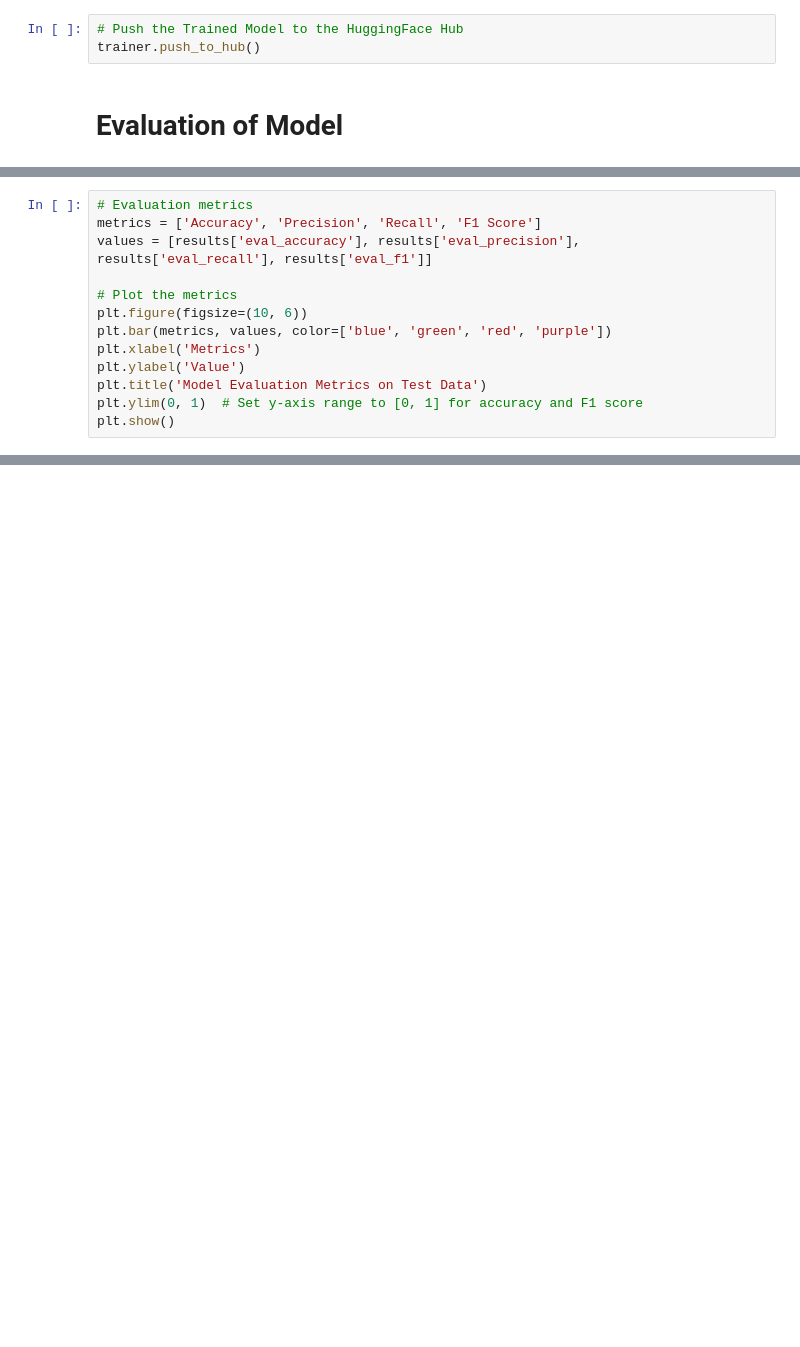
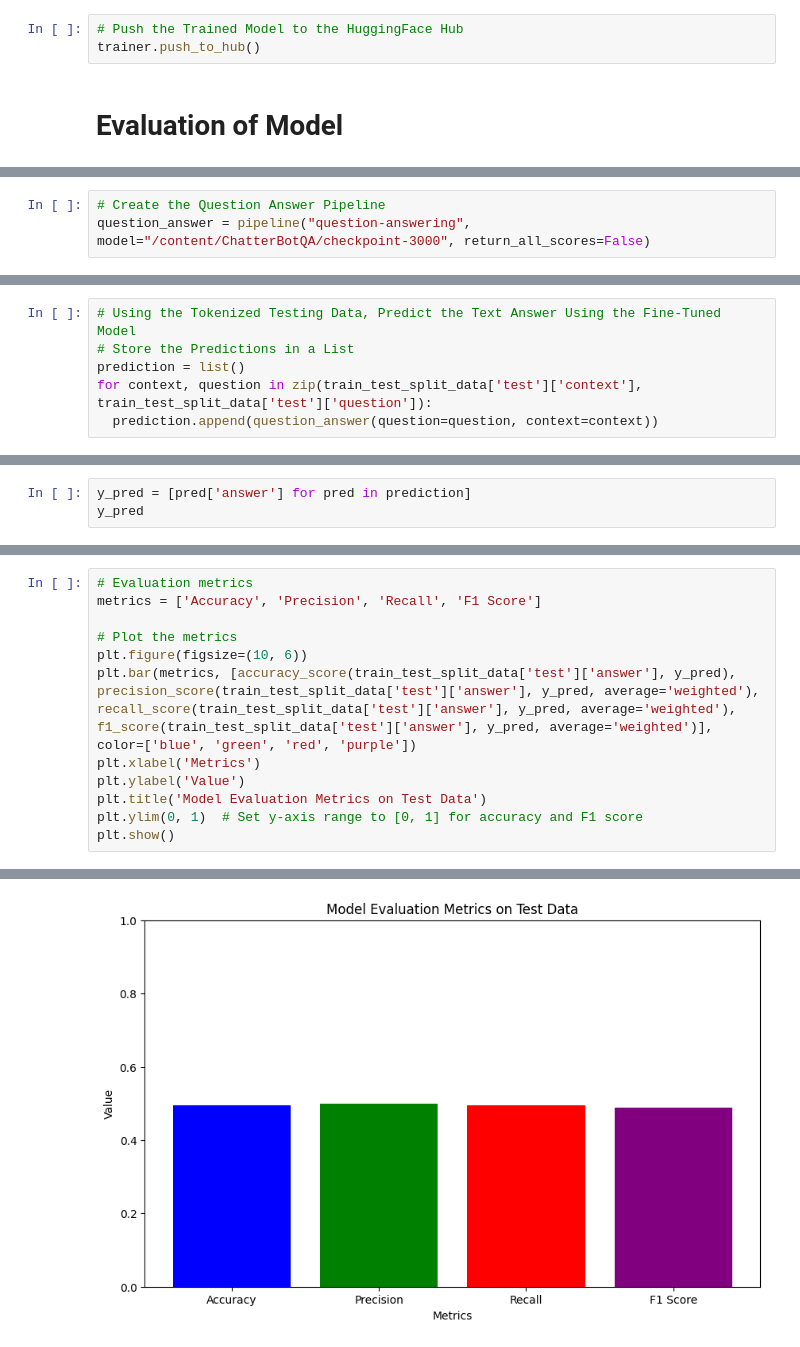
Before and after one commit to teslanando/AAI520_Final_Project_ChatBot, a Jupyter notebook: ChatterBotQA.ipynb, the cells around one changed output, grey strips where cells are left out. Cells and saved outputs as stored; diff of their text form; blank space fills up the shorter version.

```diff
--- a/ChatterBotQA.ipynb
+++ b/ChatterBotQA.ipynb
@@ -635,0 +611,3 @@ print("F1 Score:", results['eval_f1'])
+# %%
+# Create the Question Answer Pipeline
+question_answer = pipeline("question-answering", model="/content/ChatterBotQA/checkpoint-3000", return_all_scores=False)
@@ -635,0 +616,6 @@ print("F1 Score:", results['eval_f1'])
+# %%
+# Using the Tokenized Testing Data, Predict the Text Answer Using the Fine-Tuned Model
+# Store the Predictions in a List
+prediction = list()
+for context, question in zip(train_test_split_data['test']['context'], train_test_split_data['test']['question']):
+  prediction.append(question_answer(question=question, context=context))
@@ -635,0 +642,3 @@ print("F1 Score:", results['eval_f1'])
+# %%
+y_pred = [pred['answer'] for pred in prediction]
+y_pred
@@ -636,13 +681,13 @@ print("F1 Score:", results['eval_f1'])
 # %%
 # Evaluation metrics
 metrics = ['Accuracy', 'Precision', 'Recall', 'F1 Score']
-values = [results['eval_accuracy'], results['eval_precision'], results['eval_recall'], results['eval_f1']]
 
 # Plot the metrics
 plt.figure(figsize=(10, 6))
-plt.bar(metrics, values, color=['blue', 'green', 'red', 'purple'])
+plt.bar(metrics, [accuracy_score(train_test_split_data['test']['answer'], y_pred), precision_score(train_test_split_data['test']['answer'], y_pred, average='weighted'), recall_score(train_test_split_data['test']['answer'], y_pred, average='weighted'), f1_score(train_test_split_data['test']['answer'], y_pred, average='weighted')], color=['blue', 'green', 'red', 'purple'])
 plt.xlabel('Metrics')
 plt.ylabel('Value')
 plt.title('Model Evaluation Metrics on Test Data')
 plt.ylim(0, 1)  # Set y-axis range to [0, 1] for accuracy and F1 score
 plt.show()
+# %% [output]
@@ -648,0 +698 @@ plt.show()
+[figure, added]
```
Also changed, not shown: parts of 11 cells of this notebook.
